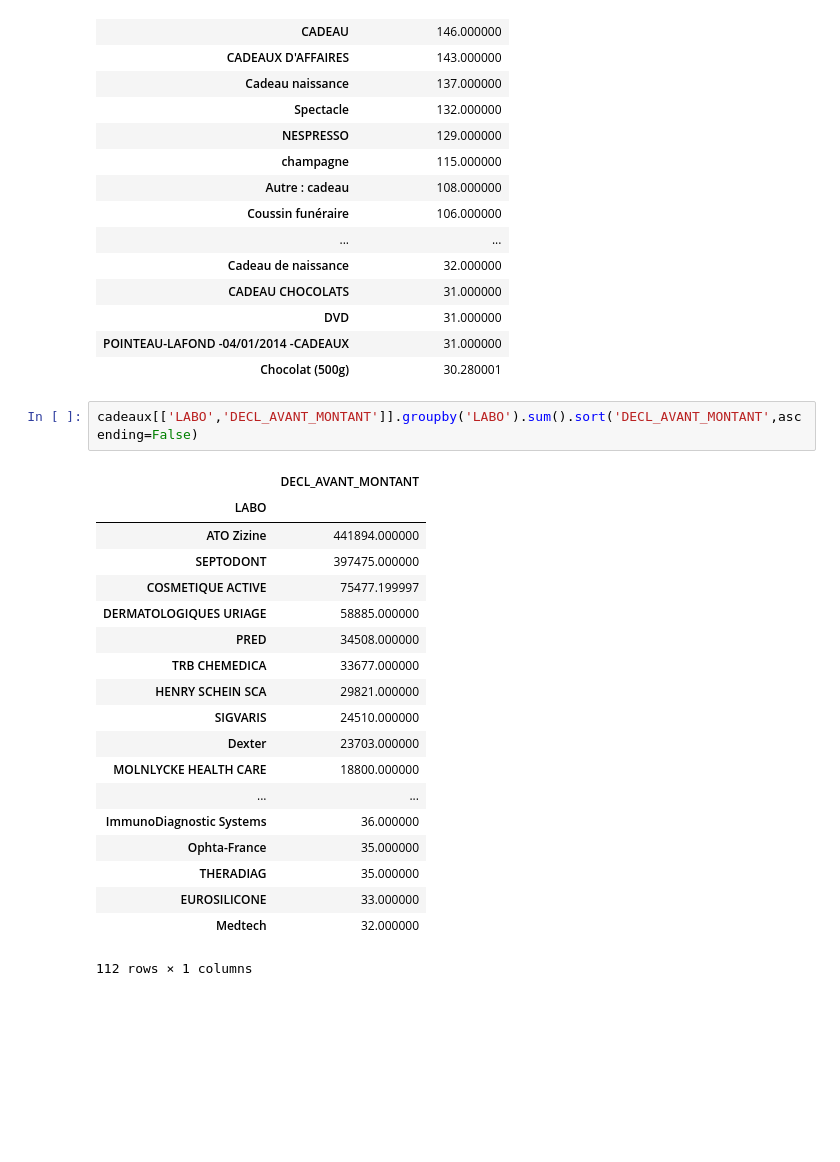
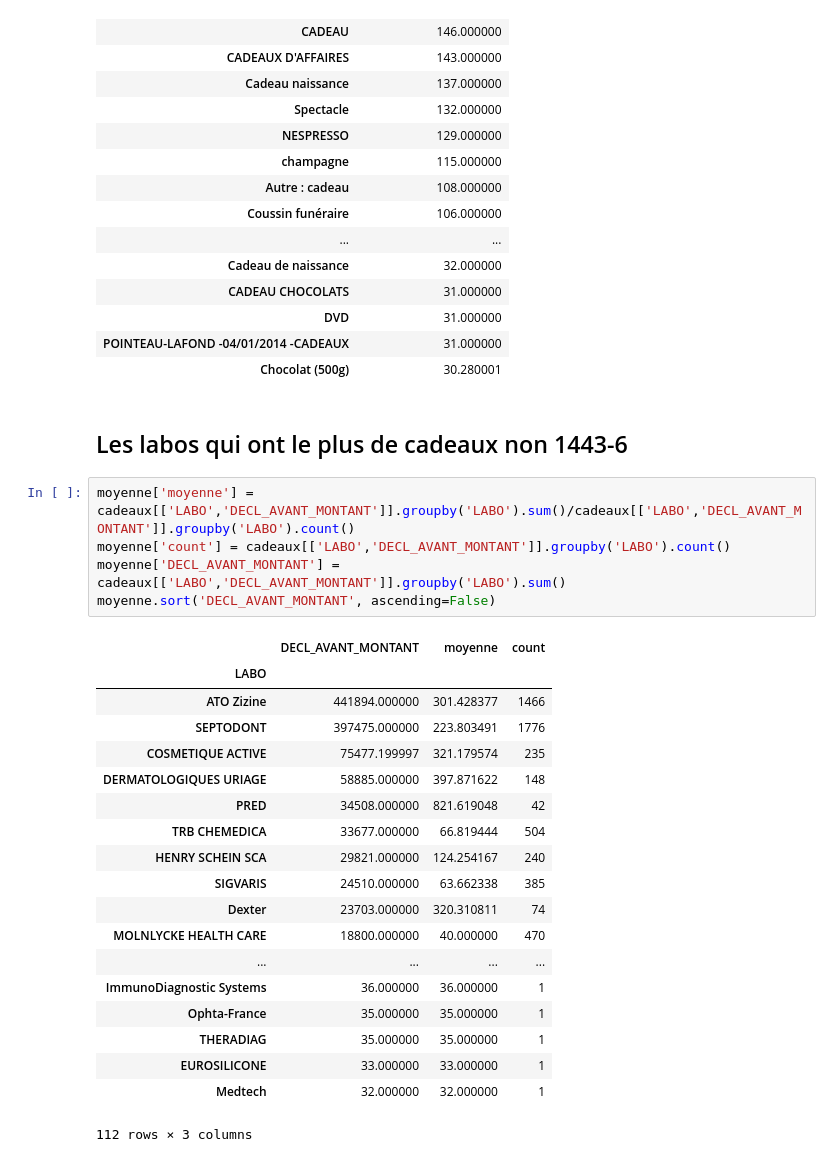
Before and after one commit to regardscitoyens/sunshine-data, a Jupyter notebook: exploitations/cadeaux/cadeaux.ipynb, the cells around one changed output. Drawn from its saved outputs; the diff is of its cells as text; blank space fills up the shorter version.

Commit message:
Ajout moyenne + documentation

```diff
--- a/exploitations/cadeaux/cadeaux.ipynb
+++ b/exploitations/cadeaux/cadeaux.ipynb
@@ -104,25 +114,30 @@ cadeaux[['DECL_AVANT_NATURE_ORIG', 'DECL_AVANT_MONTANT']].groupby('DECL_AVANT_NA
 | DVD | 31.000000 |
 | POINTEAU-LAFOND -04/01/2014 -CADEAUX | 31.000000 |
 | Chocolat (500g) | 30.280001 |
-# %%
-cadeaux[['LABO','DECL_AVANT_MONTANT']].groupby('LABO').sum().sort('DECL_AVANT_MONTANT',ascending=False)
-# %% [output]
-|  | DECL_AVANT_MONTANT |
-| LABO |  |
-| ATO Zizine | 441894.000000 |
-| SEPTODONT | 397475.000000 |
-| COSMETIQUE ACTIVE | 75477.199997 |
-| DERMATOLOGIQUES URIAGE | 58885.000000 |
-| PRED | 34508.000000 |
-| TRB CHEMEDICA | 33677.000000 |
-| HENRY SCHEIN SCA | 29821.000000 |
-| SIGVARIS | 24510.000000 |
-| Dexter | 23703.000000 |
-| MOLNLYCKE HEALTH CARE | 18800.000000 |
-| ... | ... |
-| ImmunoDiagnostic Systems | 36.000000 |
-| Ophta-France | 35.000000 |
-| THERADIAG | 35.000000 |
-| EUROSILICONE | 33.000000 |
-| Medtech | 32.000000 |
-112 rows × 1 columns
+# %% [markdown]
+## Les labos qui ont le plus de cadeaux non 1443-6
+# %%
+moyenne['moyenne'] = cadeaux[['LABO','DECL_AVANT_MONTANT']].groupby('LABO').sum()/cadeaux[['LABO','DECL_AVANT_MONTANT']].groupby('LABO').count()
+moyenne['count'] = cadeaux[['LABO','DECL_AVANT_MONTANT']].groupby('LABO').count()
+moyenne['DECL_AVANT_MONTANT'] =  cadeaux[['LABO','DECL_AVANT_MONTANT']].groupby('LABO').sum()
+moyenne.sort('DECL_AVANT_MONTANT', ascending=False)
+# %% [output]
+|  | DECL_AVANT_MONTANT | moyenne | count |
+| LABO |  |  |  |
+| ATO Zizine | 441894.000000 | 301.428377 | 1466 |
+| SEPTODONT | 397475.000000 | 223.803491 | 1776 |
+| COSMETIQUE ACTIVE | 75477.199997 | 321.179574 | 235 |
+| DERMATOLOGIQUES URIAGE | 58885.000000 | 397.871622 | 148 |
+| PRED | 34508.000000 | 821.619048 | 42 |
+| TRB CHEMEDICA | 33677.000000 | 66.819444 | 504 |
+| HENRY SCHEIN SCA | 29821.000000 | 124.254167 | 240 |
+| SIGVARIS | 24510.000000 | 63.662338 | 385 |
+| Dexter | 23703.000000 | 320.310811 | 74 |
+| MOLNLYCKE HEALTH CARE | 18800.000000 | 40.000000 | 470 |
+| ... | ... | ... | ... |
+| ImmunoDiagnostic Systems | 36.000000 | 36.000000 | 1 |
+| Ophta-France | 35.000000 | 35.000000 | 1 |
+| THERADIAG | 35.000000 | 35.000000 | 1 |
+| EUROSILICONE | 33.000000 | 33.000000 | 1 |
+| Medtech | 32.000000 | 32.000000 | 1 |
+112 rows × 3 columns
```
Also changed, not shown: parts of 8 cells of this notebook.
